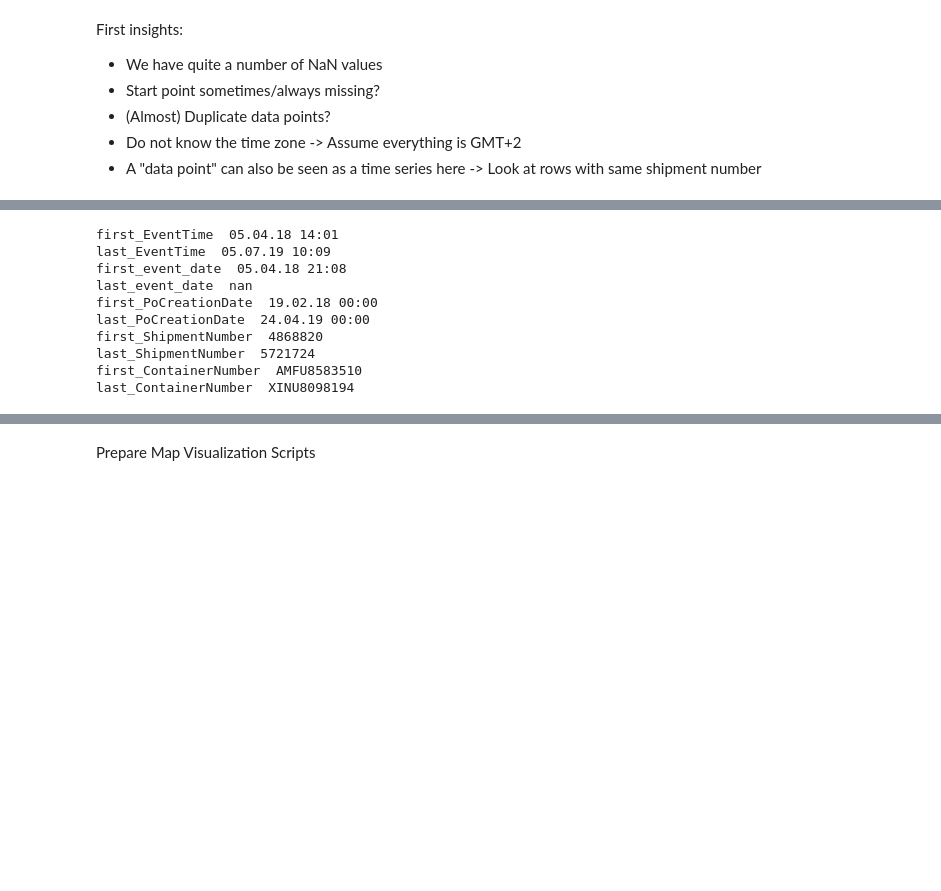
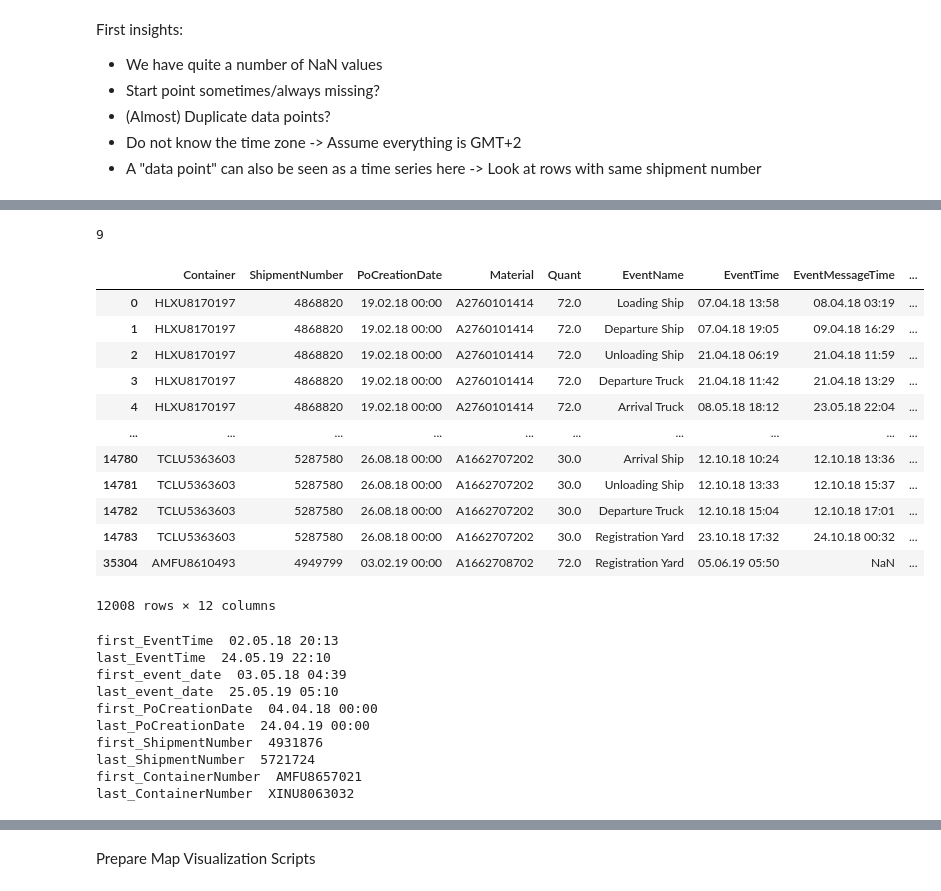
Before and after one commit to Ben93kie/TrackAndTrace, a Jupyter notebook: DataExploration.ipynb, the cells around one changed output, grey strips where cells are left out. Saved outputs shown, nothing was run; the diff lists cells and outputs as text; code cells hidden in the pictures; blank space fills up the shorter version.

```diff
--- a/DataExploration.ipynb
+++ b/DataExploration.ipynb
@@ -138,3 +146,5 @@ Shipment Quantities:
+# %%
+track_data.drop(["Controller"], axis=1, inplace=True)
 # %% [markdown]
 First insights:
 
@@ -160,2 +174,6 @@ def sort_by(df,feature):
+# %%
+#delete rows with time=0 bc of lack of usefulness for prediction
+track_data.drop(track_data.loc[track_data['time']==0].index, inplace=True)
+#track_data.reset_index()
 # %%
 track_data.replace('###############################################################################################################################################################################################################################################################',float('NaN'),inplace=True)
@@ -161,0 +184,3 @@ track_data.replace('############################################################
+# %%
+track_data.loc[track_data['EventLocation'].isna() & (track_data['VesselName'] == 'MOL EMPIRE'), 'EventLocation'] = 'Hafen Bremerhaven'
+track_data.iloc[10570:10580]
@@ -161,0 +251,30 @@ track_data.replace('############################################################
+# %%
+len(track_data[track_data['Quant'].isna()])
+# %% [output]
+9
+# %%
+track_data.at[5191, 'Quant'] = 33.0
+track_data.at[16807, 'Quant'] = 66.0
+track_data.at[16808, 'Quant'] = 66.0
+track_data.at[17010, 'Quant'] = 54.0
+track_data.at[19685, 'Quant'] = 9.0
+track_data.at[27314, 'Quant'] = 12.0
+track_data.at[27315, 'Quant'] = 12.0
+track_data.at[27316, 'Quant'] = 12.0
+track_data.at[27317, 'Quant'] = 12.0
+# %%
+track_data[track_data['PortofDischarge'].isna()]
+# %% [output]
+|  | Container | ShipmentNumber | PoCreationDate | Material | Quant | EventName | EventTime | EventMessageTime | ... |
+| 0 | HLXU8170197 | 4868820 | 19.02.18 00:00 | A2760101414 | 72.0 | Loading Ship | 07.04.18 13:58 | 08.04.18 03:19 | ... |
+| 1 | HLXU8170197 | 4868820 | 19.02.18 00:00 | A2760101414 | 72.0 | Departure Ship | 07.04.18 19:05 | 09.04.18 16:29 | ... |
+| 2 | HLXU8170197 | 4868820 | 19.02.18 00:00 | A2760101414 | 72.0 | Unloading Ship | 21.04.18 06:19 | 21.04.18 11:59 | ... |
+| 3 | HLXU8170197 | 4868820 | 19.02.18 00:00 | A2760101414 | 72.0 | Departure Truck | 21.04.18 11:42 | 21.04.18 13:29 | ... |
+| 4 | HLXU8170197 | 4868820 | 19.02.18 00:00 | A2760101414 | 72.0 | Arrival Truck | 08.05.18 18:12 | 23.05.18 22:04 | ... |
+| ... | ... | ... | ... | ... | ... | ... | ... | ... | ... |
+| 14780 | TCLU5363603 | 5287580 | 26.08.18 00:00 | A1662707202 | 30.0 | Arrival Ship | 12.10.18 10:24 | 12.10.18 13:36 | ... |
+| 14781 | TCLU5363603 | 5287580 | 26.08.18 00:00 | A1662707202 | 30.0 | Unloading Ship | 12.10.18 13:33 | 12.10.18 15:37 | ... |
+| 14782 | TCLU5363603 | 5287580 | 26.08.18 00:00 | A1662707202 | 30.0 | Departure Truck | 12.10.18 15:04 | 12.10.18 17:01 | ... |
+| 14783 | TCLU5363603 | 5287580 | 26.08.18 00:00 | A1662707202 | 30.0 | Registration Yard | 23.10.18 17:32 | 24.10.18 00:32 | ... |
+| 35304 | AMFU8610493 | 4949799 | 03.02.19 00:00 | A1662708702 | 72.0 | Registration Yard | 05.06.19 05:50 | NaN | ... |
+12008 rows × 12 columns
@@ -162,16 +299,16 @@ track_data.replace('############################################################
 # %%
-first_EventTime = sort_by(track_data,'EventTime').iloc[0]['EventTime']
-last_EventTime = sort_by(track_data,'EventTime').iloc[-1]['EventTime']
+first_EventTime = sort_by_date(track_data,'EventTime').iloc[0]['EventTime']
+last_EventTime = sort_by_date(track_data,'EventTime').iloc[-1]['EventTime']
 print("first_EventTime ", first_EventTime)
 print("last_EventTime ", last_EventTime)
 
-first_EventMessageTime = sort_by(track_data,'EventMessageTime').iloc[0]['EventMessageTime']
-last_EventMessageTime = sort_by(track_data,'EventMessageTime').iloc[-1]['EventMessageTime']
+first_EventMessageTime = sort_by_date(track_data,'EventMessageTime').iloc[0]['EventMessageTime']
+last_EventMessageTime = sort_by_date(track_data,'EventMessageTime').iloc[-1]['EventMessageTime']
 print("first_event_date ", first_EventMessageTime)
 print("last_event_date ", last_EventMessageTime)
 
-first_PoCreationDate = sort_by(track_data,'PoCreationDate').iloc[0]['PoCreationDate']
-last_PoCreationDate = sort_by(track_data,'PoCreationDate').iloc[-1]['PoCreationDate']
+first_PoCreationDate = sort_by_date(track_data,'PoCreationDate').iloc[0]['PoCreationDate']
+last_PoCreationDate = sort_by_date(track_data,'PoCreationDate').iloc[-1]['PoCreationDate']
 print("first_PoCreationDate ", first_PoCreationDate)
 print("last_PoCreationDate ", last_PoCreationDate)
 
@@ -180,18 +317,25 @@ last_ShipmentNumber = track_data.sort_values(by=['ShipmentNumber']).iloc[-1]['Sh
 print("first_ShipmentNumber ", first_ShipmentNumber)
 print("last_ShipmentNumber ", last_ShipmentNumber)
 
-first_ContainerNumber = track_data.sort_values(by=['ContainerNumber']).iloc[0]['ContainerNumber']
-last_ContainerNumber = track_data.sort_values(by=['ContainerNumber']).iloc[-1]['ContainerNumber']
+first_ContainerNumber = track_data.sort_values(by=['Container']).iloc[0]['Container']
+last_ContainerNumber = track_data.sort_values(by=['Container']).iloc[-1]['Container']
 print("first_ContainerNumber ", first_ContainerNumber)
 print("last_ContainerNumber ", last_ContainerNumber)
+
+shipment_numbers = list(track_data["ShipmentNumber"].unique())
+for shipment_number in shipment_numbers:
+  shipment = get_single_shipment(shipment_number)
+  if len(shipment['Container'].unique()) != 1:
+    print(shipment)
+    break
 # %% [output]
-first_EventTime  05.04.18 14:01
-last_EventTime  05.07.19 10:09
-first_event_date  05.04.18 21:08
-last_event_date  nan
-first_PoCreationDate  19.02.18 00:00
+first_EventTime  02.05.18 20:13
+last_EventTime  24.05.19 22:10
+first_event_date  03.05.18 04:39
+last_event_date  25.05.19 05:10
+first_PoCreationDate  04.04.18 00:00
 last_PoCreationDate  24.04.19 00:00
-first_ShipmentNumber  4868820
+first_ShipmentNumber  4931876
 last_ShipmentNumber  5721724
-first_ContainerNumber  AMFU8583510
-last_ContainerNumber  XINU8098194
+first_ContainerNumber  AMFU8657021
+last_ContainerNumber  XINU8063032
```
Also changed, not shown: parts of 24 cells of this notebook.
